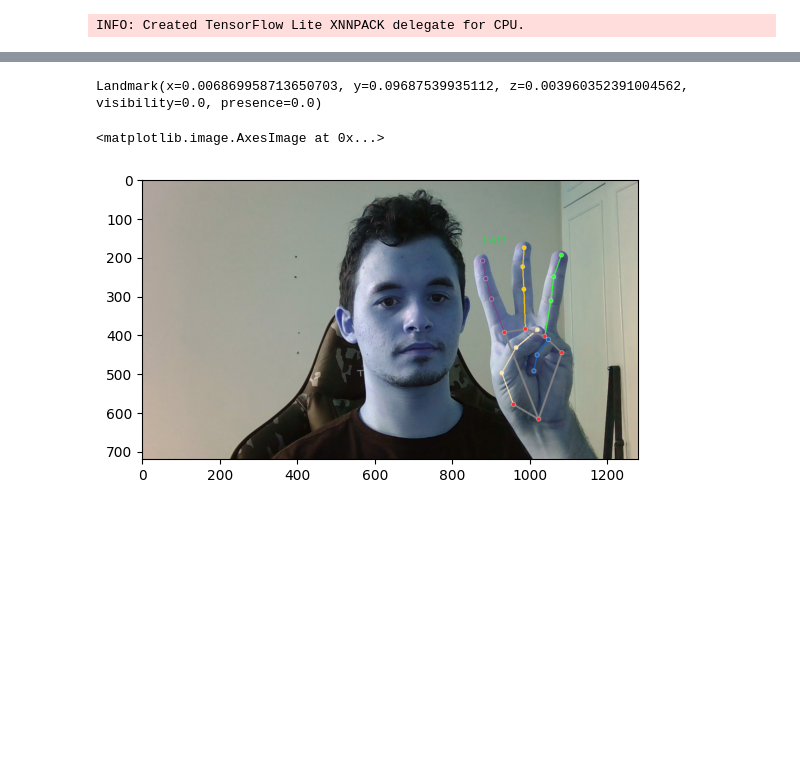
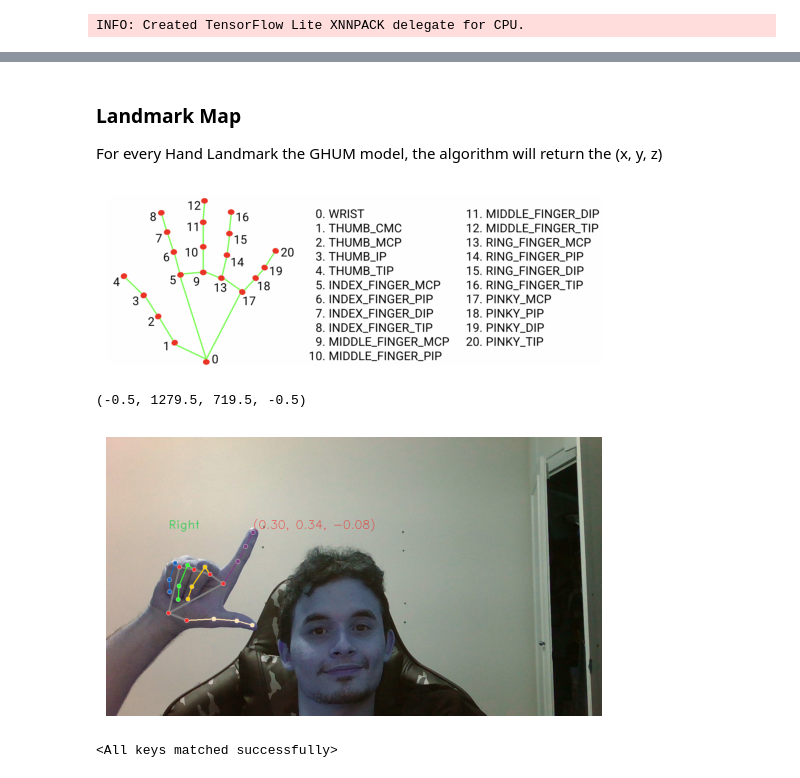
Before and after one commit to LuisEduardoF/ASL-OpenCV, a Jupyter notebook: test.ipynb, the cells around one changed output, grey strips where cells are left out. Drawn from its saved outputs; the diff is of its cells as text; code cells hidden in the pictures; blank space fills up the shorter version.

Commit message:
🚧 Models Optimized

```diff
--- a/test.ipynb
+++ b/test.ipynb
@@ -43,11 +41,20 @@ def draw_landmarks_on_image(rgb_image, detection_result):
     hand_landmarks = hand_landmarks_list[idx]
     handedness = handedness_list[idx]
 
+    # Get the top left corner of the detected hand's bounding box.
+    height, width, _ = annotated_image.shape
+
     # Draw the hand landmarks.
     hand_landmarks_proto = landmark_pb2.NormalizedLandmarkList()
     hand_landmarks_proto.landmark.extend([
       landmark_pb2.NormalizedLandmark(x=landmark.x, y=landmark.y, z=landmark.z) for landmark in hand_landmarks
     ])
+
+    # Take the index finger tip
+    landmark = hand_landmarks[8]
+
+    # Add text label to the landmark
+    cv2.putText(annotated_image, "({:.2f}, {:.2f}, {:.2f})".format(landmark.x, landmark.y, landmark.z), (int((landmark.x) * width), int((landmark.y)*height) - MARGIN), cv2.FONT_HERSHEY_SIMPLEX, 1, (0, 0, 255), 1)
     solutions.drawing_utils.draw_landmarks(
       annotated_image,
       hand_landmarks_proto,
@@ -55,8 +62,6 @@ def draw_landmarks_on_image(rgb_image, detection_result):
       solutions.drawing_styles.get_default_hand_landmarks_style(),
       solutions.drawing_styles.get_default_hand_connections_style())
 
-    # Get the top left corner of the detected hand's bounding box.
-    height, width, _ = annotated_image.shape
     x_coordinates = [landmark.x for landmark in hand_landmarks]
     y_coordinates = [landmark.y for landmark in hand_landmarks]
     text_x = int(min(x_coordinates) * width)
@@ -71,15 +86,27 @@ def draw_landmarks_on_image(rgb_image, detection_result):
+# %% [markdown]
+### Landmark Map
+<p>For every Hand Landmark the GHUM model, the algorithm will return the <it>(x, y, z)</it></p>
+# %%
+image = mp.Image.create_from_file("images/hand_landmarks.png").numpy_view()
+
+# Display the image using Matplotlib
+plt.imshow(image)
+plt.axis('off')  # Optional: Turn off axis labels and ticks
+plt.show()
+# %% [output]
+[figure, added]
 # %%
 # STEP 3: Load the input image.
-image = mp.Image.create_from_file("WIN_20230930_10_22_49_Pro.jpg")
+image = mp.Image.create_from_file("images/image.jpg")
 
 # STEP 4: Detect hand landmarks from the input image.
 detection_result = detector.detect(image)
 
-print(detection_result.hand_world_landmarks[0][0])
+test_sample = detection_result.hand_landmarks[0]
 # STEP 5: Process the classification result. In this case, visualize it.
 annotated_image = draw_landmarks_on_image(image.numpy_view(), detection_result)
 plt.imshow(cv2.cvtColor(annotated_image, cv2.COLOR_RGB2BGR))
+plt.axis('off')  # Optional: Turn off axis labels and ticks
 # %% [output]
-Landmark(x=0.006869958713650703, y=0.09687539935112, z=0.003960352391004562, visibility=0.0, presence=0.0)
+(-0.5, 1279.5, 719.5, -0.5)
-<matplotlib.image.AxesImage at 0x...>
-[figure, old version]
+[figure, new version]
@@ -85,0 +126,4 @@ Landmark(x=0.006869958713650703, y=0.09687539935112, z=0.003960352391004562, vis
+# %%
+asl.nn.load_state_dict(torch.load("pre_trained_asl.pth"))
+# %% [output]
+<All keys matched successfully>
```
Also changed, not shown: parts of 4 cells of this notebook, 8 other files.
